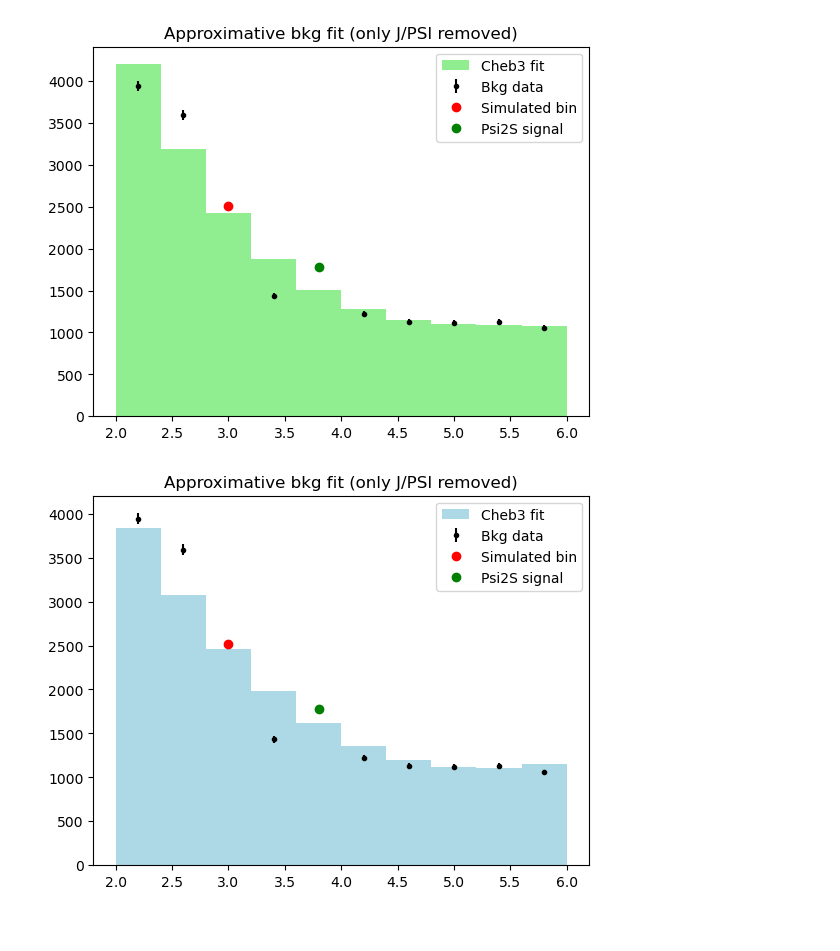
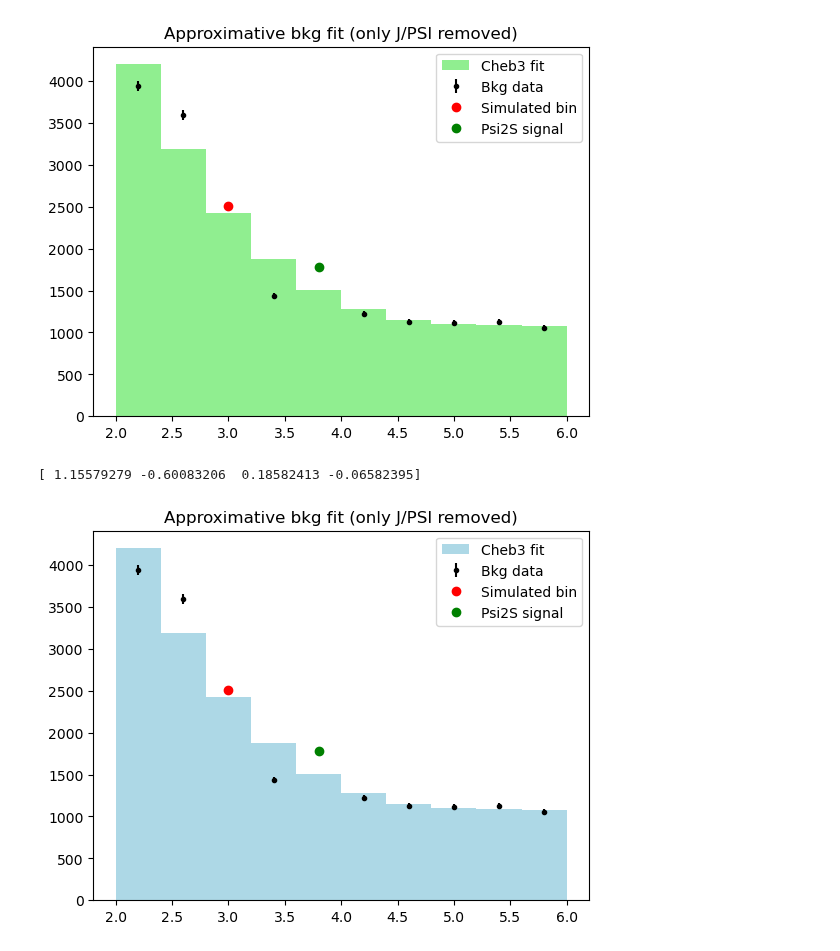
Before and after one commit to Matteo-Bellino/SMATEP_Project, a Jupyter notebook: Psi2S_RadanoBellino.ipynb, the cells around one changed output. Saved outputs shown, nothing was run; the diff lists cells and outputs as text; code cells hidden in the pictures.

Commit message:
Cheb poly before using Riccardo's method

```diff
--- a/Psi2S_RadanoBellino.ipynb
+++ b/Psi2S_RadanoBellino.ipynb
@@ -97,11 +97,25 @@ def cheb3r(z, params):
 
     a1, a2, a3 = params #they are not relative to the normalized distribution!!
     x = -1 + 2*(z-2) / (6-2) #I'm making a change of var so then I'll have to divide the function by dx/dz = 2
-    norm = 2 - 2/3 * a2 #normalization IN THE INTERVAL [-1,1] (sapce of cohord x)
-    return (a3*(4*x**3-3*x) + a2*(2*x**2-1) + a1*x + 1) / norm / 2 #factor 2 accounts for change of cohord
+    norm = 2 - 2/3 * a2 #normalization IN THE INTERVAL [-1,1] (space of coord x)
+    return (a3*(4*x**3-3*x) + a2*(2*x**2-1) + a1*x + 1) / norm / 2 #factor 2 accounts for change of coord
+
+#numpy.chebychev and numpy.chebyshev.b
+
+#Other option for chebychev polynomials
+def cheb3rr(z, params):
+    '''Rescaled cheb polynomial of order 3
+
+    Here each polynomial has been normalized and translated by 1 before taking the linear combination'''
+
+    a0, a1, a2, a3 = params #they are not relative to the normalized distribution!!
+    x = -1 + 2*(z-2) / (6-2) #I'm making a change of var so then I'll have to divide the function by dx/dz = 2
+    norm =  a0 + a1 + a2 + a3 #normalization IN THE INTERVAL [-1,1] (space of coord x)
+
+    return (a3*(4*x**3-3*x +1)/2 + a2*3/2*x**2 + a1*(x+1)/2 + a0/2) / norm / 2 #factor 2 accounts for change of coord
 # %%
 #check noramlization
-integral, _ =quad(lambda x : cheb3r(x, [1,1,1]), 2, 6)
+integral, _ =quad(lambda x : cheb3rr(x, [1,1,1,1]), 2, 6)
 print(integral)
 
 #here I hust plot the polinomials and sum them in interval [-1,1]
@@ -242,35 +256,36 @@ plt.show()
 # %%
 #cheb3 fit
 Nbins = 10
 
 fake_dataset = np.array([3]*2512) #We made up this dataset in order to simulate (approximately) the background in the removed part
                                   #We chose to make the bin 2512 high because it is the mean between the two surrounding bin counts (2512)
 
 data_simil_bkg = np.concatenate((data_HS[(data_HS<2.8) | (data_HS>3.3)], fake_dataset ))
 
 bNLL_HS_cheb3r = get_bNLL(data=data_simil_bkg,
                          bin_number=Nbins,
-                         model=cheb3r)
-initial_params = [-0.7, 0.3, -0.03] #given by the project instructions
+                         model=cheb3rr)
+initial_params = [1., -0.7, 0.3, -0.03] #given by the project instructions
 
 optimization_results = minimize(bNLL_HS_cheb3r, initial_params,  method='L-BFGS-B')
 optimized_params = optimization_results.x
-
+print(optimized_params)
 x = np.linspace(2,6,1000)
 
 data_counts, bin_edges = np.histogram(data_simil_bkg, bins=Nbins, density = False)
 err_data_counts = np.sqrt(data_counts)
 bin_centers = (bin_edges[1:] + bin_edges[:-1]) / 2
 bin_widths = np.diff(bin_edges)
 
-binned_result = get_binned_model(cheb3r, optimized_params, bin_edges) * len(data_simil_bkg)
+binned_result = get_binned_model(cheb3rr, optimized_params, bin_edges) * len(data_simil_bkg)
 
 plt.bar(bin_edges[:-1], binned_result, width=np.diff(bin_edges), align='edge', color = 'lightblue', label="Cheb3 fit")#, edgecolor = "black")
 plt.errorbar(bin_centers, data_counts, yerr = err_data_counts, fmt = ".", linestyle = "None", color='black', label='Bkg data')
 plt.errorbar(bin_centers[2], data_counts[2], fmt = "o", color = "red", label = "Simulated bin")
 plt.errorbar(bin_centers[4], data_counts[4], fmt = "o", color = "green", label = "Psi2S signal")
 plt.title("Approximative bkg fit (only J/PSI removed)")
 plt.legend()
 plt.show()
 # %% [output]
+[ 1.15579279 -0.60083206  0.18582413 -0.06582395]
-[figure, old version]
+[figure, new version]
```
